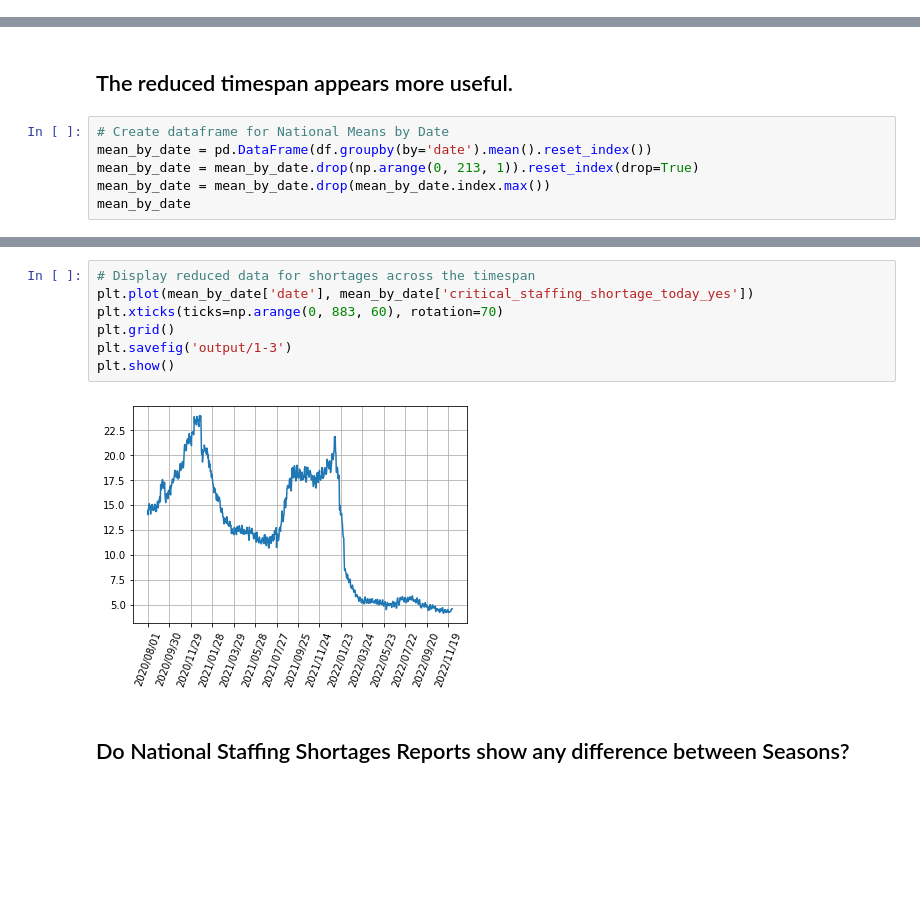
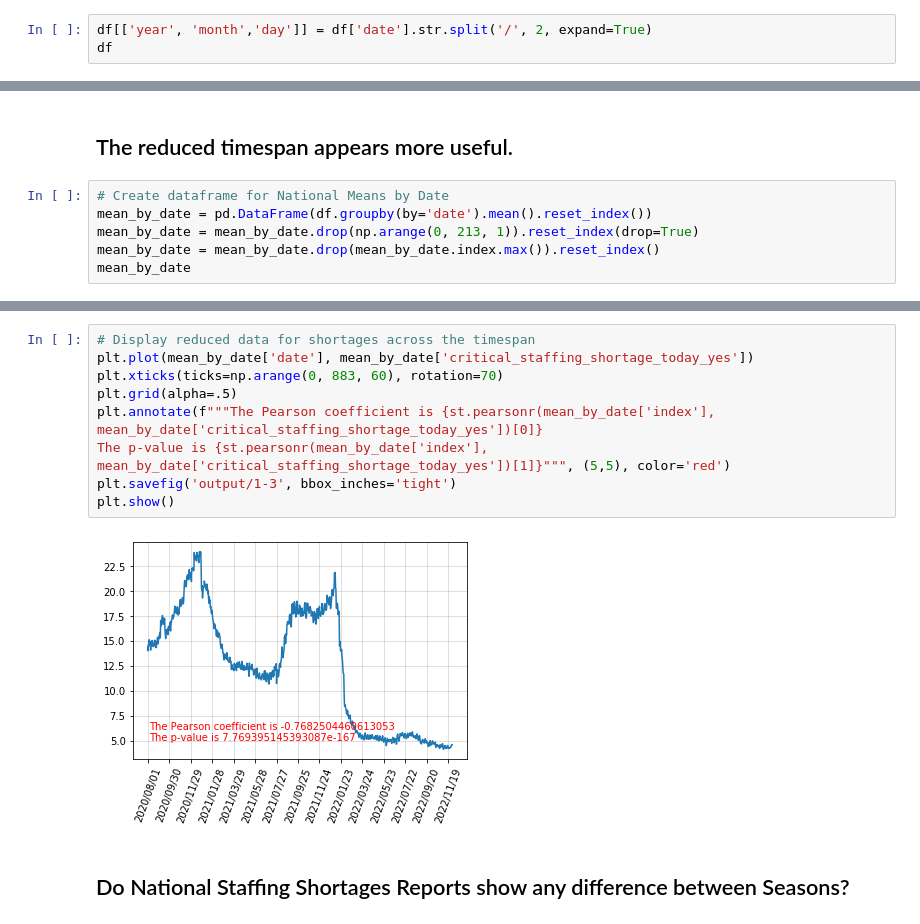
Before and after one commit to nkeplinger/healthcare_module7, a Jupyter notebook: Chronological_Analysis.ipynb, the cells around one changed output, grey strips where cells are left out. Cells and saved outputs as stored; diff of their text form; blank space fills up the shorter version.

```diff
--- a/Chronological_Analysis.ipynb
+++ b/Chronological_Analysis.ipynb
@@ -38,3 +38,6 @@ df = pd.DataFrame(data[['state', 'date', 'critical_staffing_shortage_today_yes',
         Alternative: There is a relationship between days of the week and critical staffing shortages.
 # %% [markdown]
 # Cleaning the data:
+# %%
+df[['year', 'month','day']] = df['date'].str.split('/', 2, expand=True)
+df
@@ -116,6 +133,6 @@ plt.show()
 # Create dataframe for National Means by Date
 mean_by_date = pd.DataFrame(df.groupby(by='date').mean().reset_index())
 mean_by_date = mean_by_date.drop(np.arange(0, 213, 1)).reset_index(drop=True)
-mean_by_date = mean_by_date.drop(mean_by_date.index.max())
+mean_by_date = mean_by_date.drop(mean_by_date.index.max()).reset_index()
 mean_by_date
 # %% [output]
@@ -135,12 +152,14 @@ mean_by_date
 # %%
 # Display reduced data for shortages across the timespan
 plt.plot(mean_by_date['date'], mean_by_date['critical_staffing_shortage_today_yes'])
 plt.xticks(ticks=np.arange(0, 883, 60), rotation=70)
-plt.grid()
-plt.savefig('output/1-3')
+plt.grid(alpha=.5)
+plt.annotate(f"""The Pearson coefficient is {st.pearsonr(mean_by_date['index'], mean_by_date['critical_staffing_shortage_today_yes'])[0]}
+The p-value is {st.pearsonr(mean_by_date['index'], mean_by_date['critical_staffing_shortage_today_yes'])[1]}""", (5,5), color='red')
+plt.savefig('output/1-3', bbox_inches='tight')
 plt.show()
 # %% [output]
-[figure, old version]
+[figure, new version]
 # %% [markdown]
 ## Do National Staffing Shortages Reports show any difference between Seasons?
 # %%
```
Also changed, not shown: parts of 14 cells of this notebook, 7 other files.
